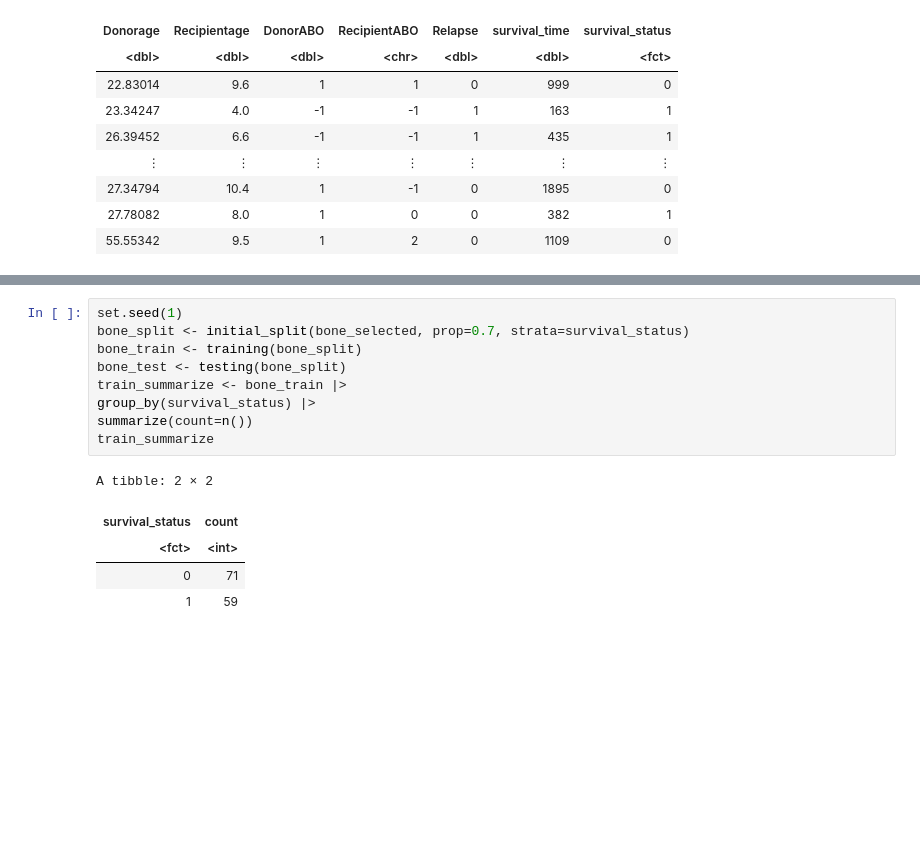
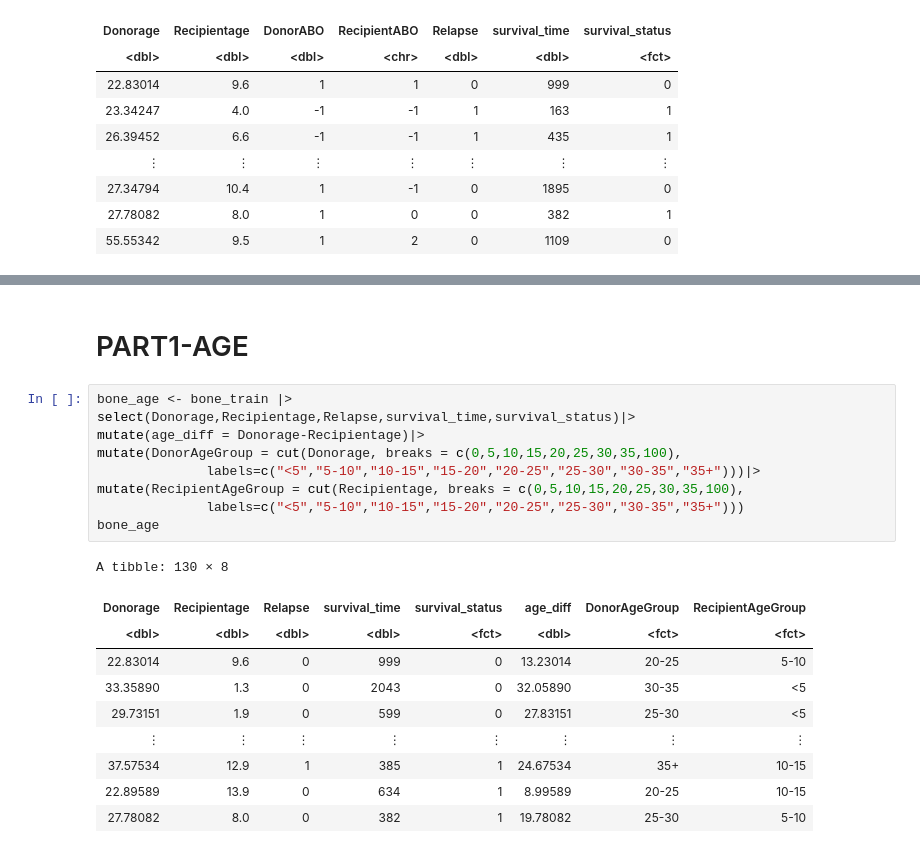
Before and after one commit to lattellie/23-03-DSCI-group-project, a Jupyter notebook: pre-visualization.ipynb, the cells around one changed output, grey strips where cells are left out. Drawn from its saved outputs; the diff is of its cells as text; blank space fills up the shorter version.

```diff
--- a/pre-visualization.ipynb
+++ b/pre-visualization.ipynb
@@ -89,15 +88,22 @@ A tibble: 2 × 2
-# %%
-set.seed(1)
-bone_split <- initial_split(bone_selected, prop=0.7, strata=survival_status)
-bone_train <- training(bone_split)
-bone_test <- testing(bone_split)
-train_summarize <- bone_train |>
-group_by(survival_status) |>
-summarize(count=n())
-train_summarize
-# %% [output]
-A tibble: 2 × 2
-| survival_status | count |
-| <fct> | <int> |
-| 0 | 71 |
-| 1 | 59 |
+# %% [markdown]
+# PART1-AGE
+# %%
+bone_age <- bone_train |>
+select(Donorage,Recipientage,Relapse,survival_time,survival_status)|>
+mutate(age_diff = Donorage-Recipientage)|>
+mutate(DonorAgeGroup = cut(Donorage, breaks = c(0,5,10,15,20,25,30,35,100),
+              labels=c("<5","5-10","10-15","15-20","20-25","25-30","30-35","35+")))|>
+mutate(RecipientAgeGroup = cut(Recipientage, breaks = c(0,5,10,15,20,25,30,35,100),
+              labels=c("<5","5-10","10-15","15-20","20-25","25-30","30-35","35+")))
+bone_age
+# %% [output]
+A tibble: 130 × 8
+| Donorage | Recipientage | Relapse | survival_time | survival_status | age_diff | DonorAgeGroup | RecipientAgeGroup |
+| <dbl> | <dbl> | <dbl> | <dbl> | <fct> | <dbl> | <fct> | <fct> |
+| 22.83014 | 9.6 | 0 | 999 | 0 | 13.23014 | 20-25 | 5-10 |
+| 33.35890 | 1.3 | 0 | 2043 | 0 | 32.05890 | 30-35 | <5 |
+| 29.73151 | 1.9 | 0 | 599 | 0 | 27.83151 | 25-30 | <5 |
+| ⋮ | ⋮ | ⋮ | ⋮ | ⋮ | ⋮ | ⋮ | ⋮ |
+| 37.57534 | 12.9 | 1 | 385 | 1 | 24.67534 | 35+ | 10-15 |
+| 22.89589 | 13.9 | 0 | 634 | 1 | 8.99589 | 20-25 | 10-15 |
+| 27.78082 | 8.0 | 0 | 382 | 1 | 19.78082 | 25-30 | 5-10 |
```
Also changed, not shown: parts of 5 cells of this notebook.
